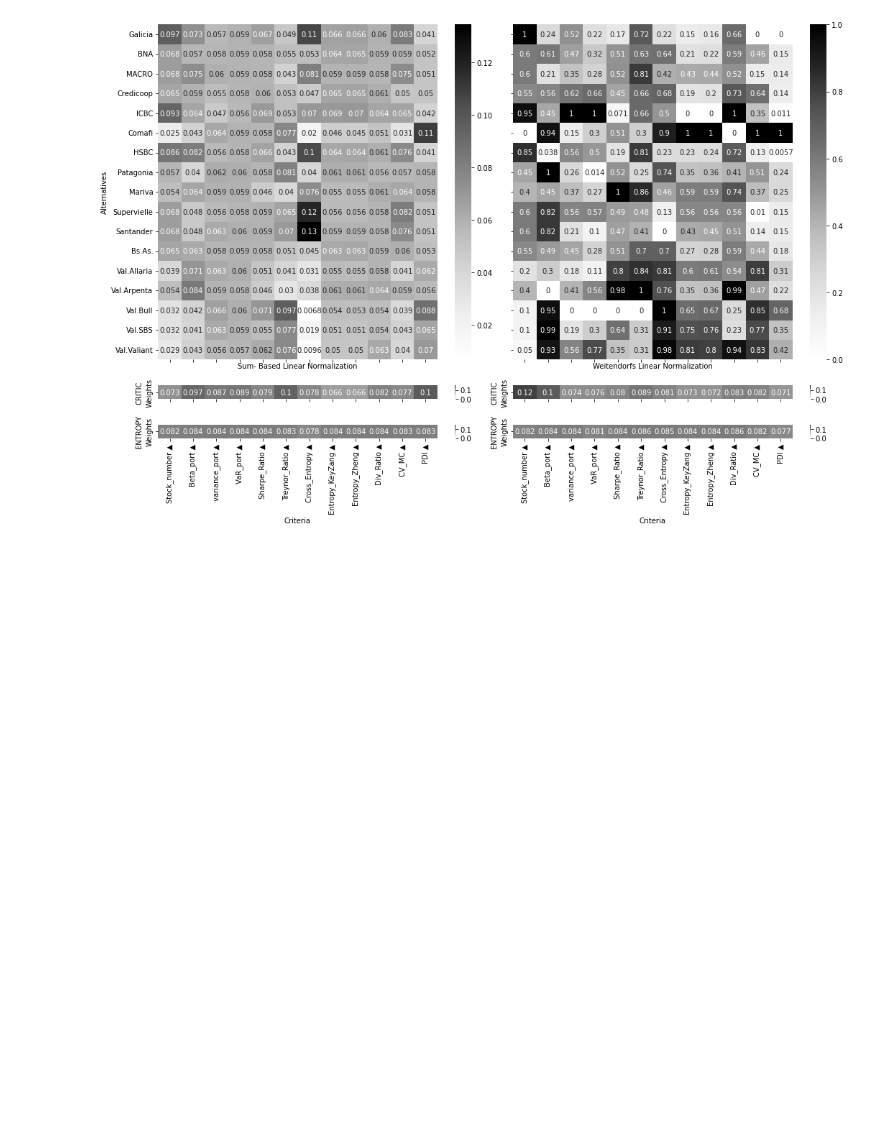
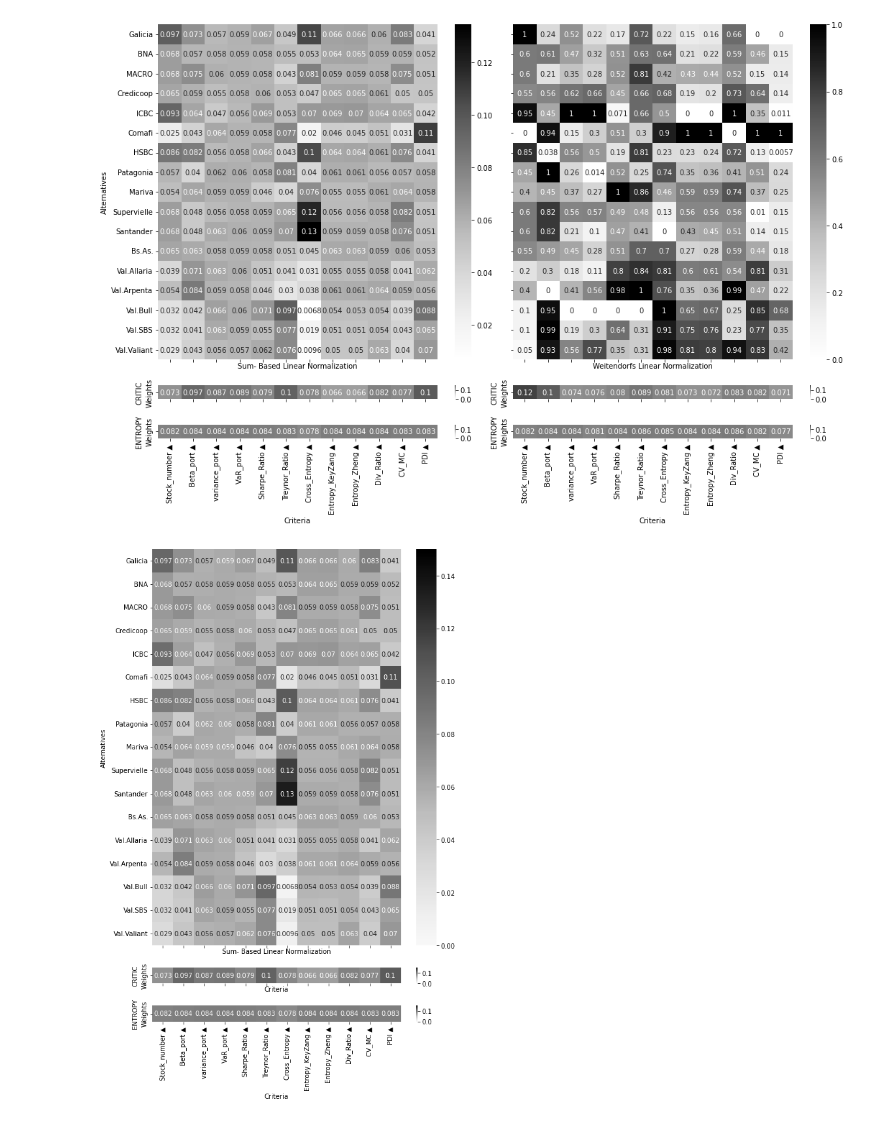
Before and after one commit to quatrope/garpar, a Jupyter notebook: draft/FCIevaluate.ipynb, the cells around one changed output. Drawn from its saved outputs; the diff is of its cells as text; code cells hidden in the pictures; blank space fills up the shorter version.

```diff
--- a/draft/FCIevaluate.ipynb
+++ b/draft/FCIevaluate.ipynb
@@ -460,5 +460,22 @@ axs[2][1].set_ylabel("ENTROPY")
 fig.tight_layout();
 # %% [output]
 [figure]
+# %%
+fig, axs = plt.subplots(
+    3, 1, figsize=(8,12), gridspec_kw={'height_ratios': [5, .2, .2]},sharex=True)
+
+dmt.plot.heatmap(ax=axs[0], cmap="Greys", vmin=0, vmax=.15, center=0.07 )
+dmt.plot.wheatmap(ax=axs[1], cmap="Greys", vmin=0, vmax=.15, center=0.07)
+dmt2.plot.wheatmap(ax=axs[2], cmap="Greys", vmin=0, vmax=.15, center=0.07)
+
+axs[0].set_xlabel("Sum- Based Linear Normalization")
+axs[1].set_ylabel("CRITIC")
+axs[2].set_ylabel("ENTROPY")
+
+
+fig.tight_layout();
+plt.savefig("mapanormal.pdf")
+# %% [output]
+[figure, added]
 # %%
 sns.kdeplot(data=dm.matrix[["PDI"]], color="r", legend=False)
```
Also changed, not shown: parts of 5 cells of this notebook.
